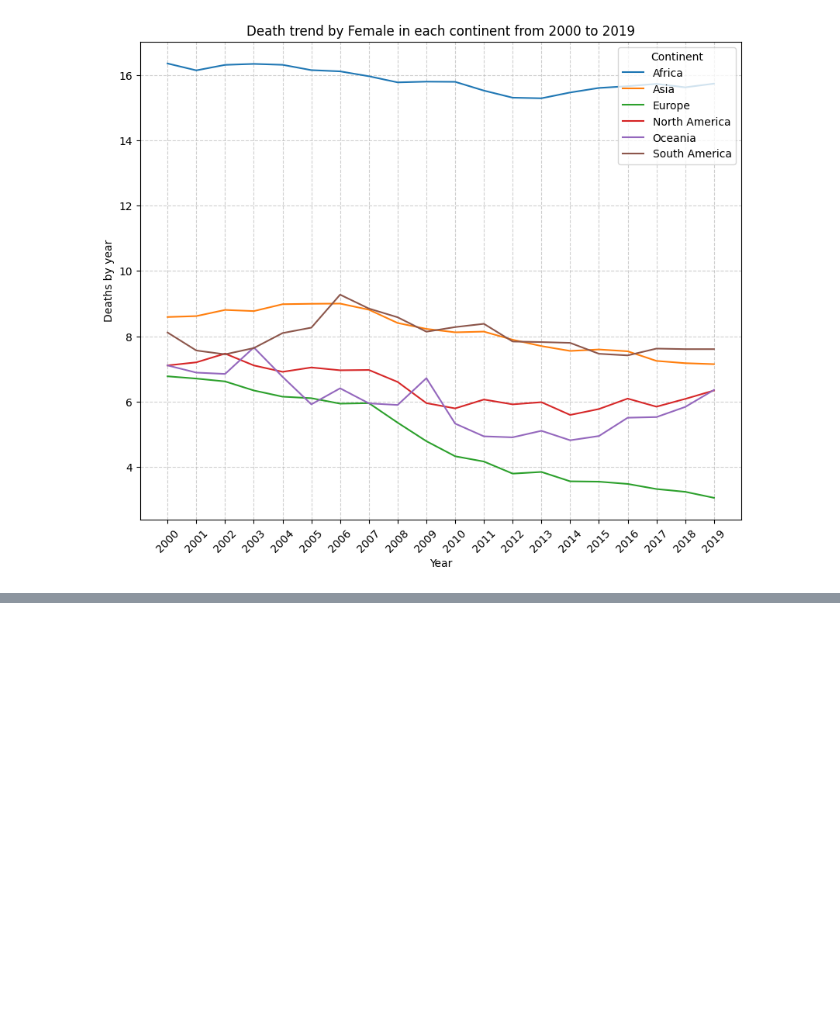
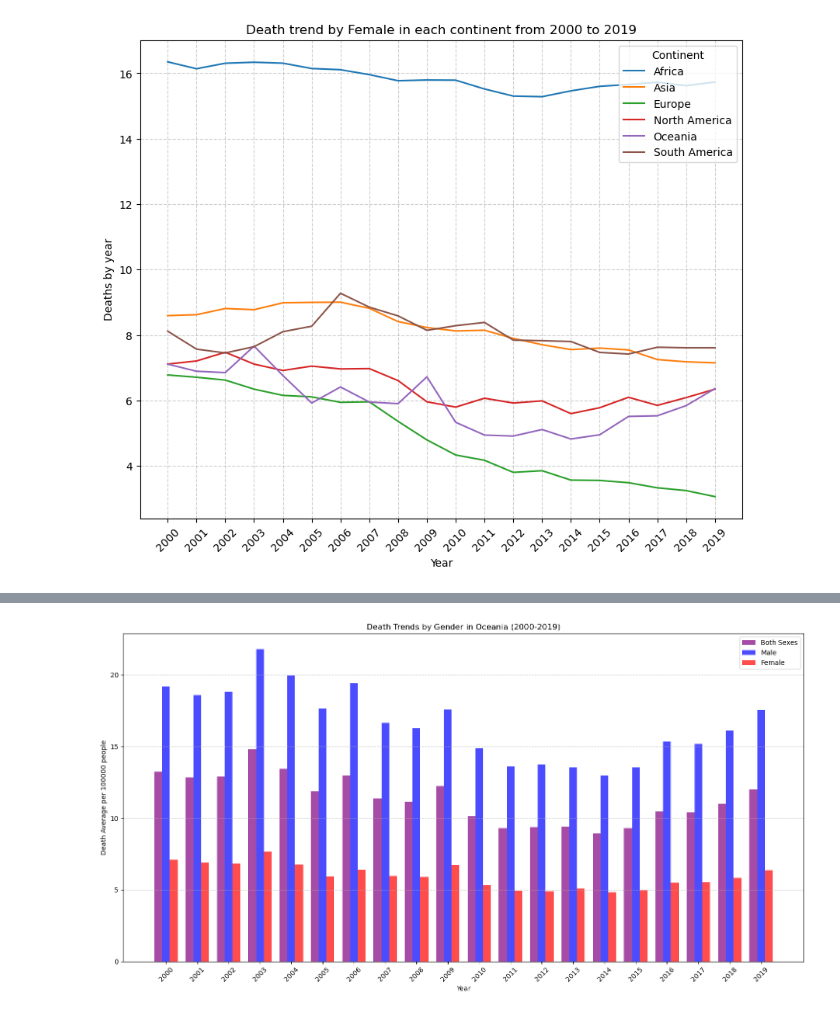
Before and after one commit to khanhst0209/DV_Midterm, a Jupyter notebook: analysis.ipynb, the cells around one changed output, grey strips where cells are left out. Saved outputs shown, nothing was run; the diff lists cells and outputs as text; code cells hidden in the pictures; blank space fills up the shorter version.

```diff
--- a/analysis.ipynb
+++ b/analysis.ipynb
@@ -235,0 +347,4 @@ plt.show()
+# %%
+plot_death_trends_by_gender(continent='Oceania')
+# %% [output]
+[figure, added]
```
Also changed, not shown: parts of 13 cells of this notebook.
